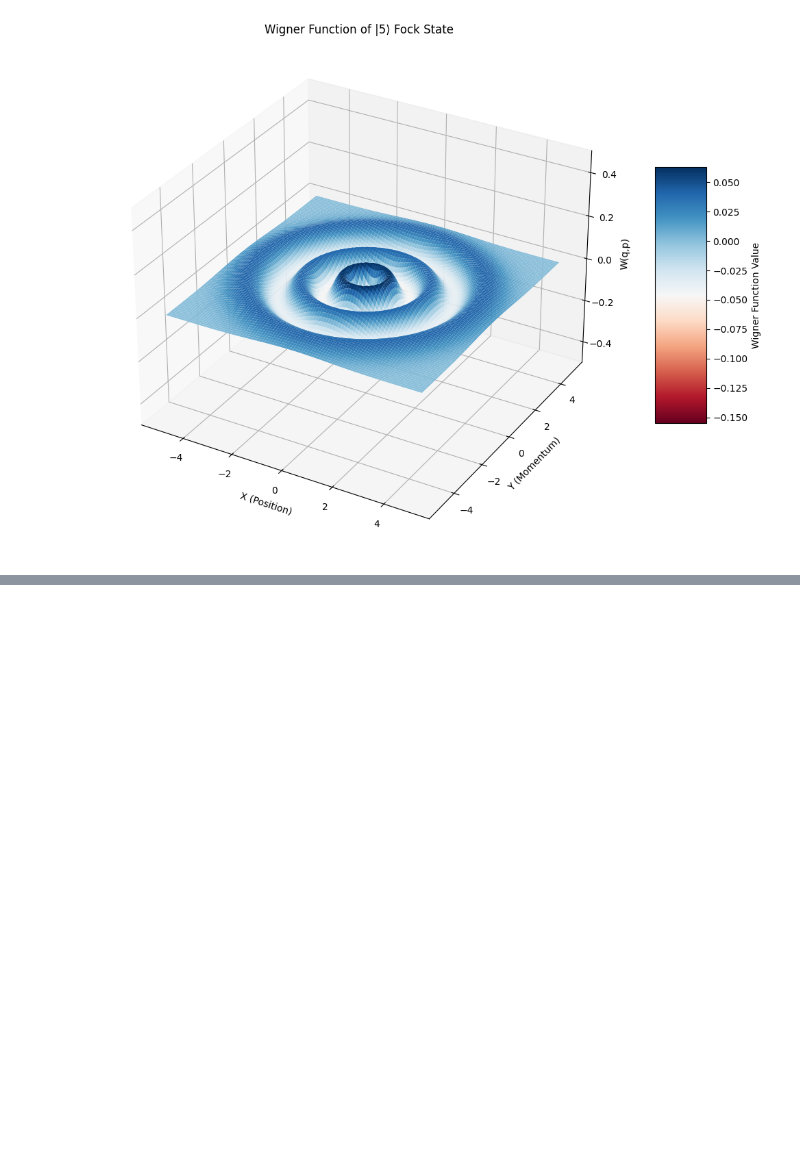
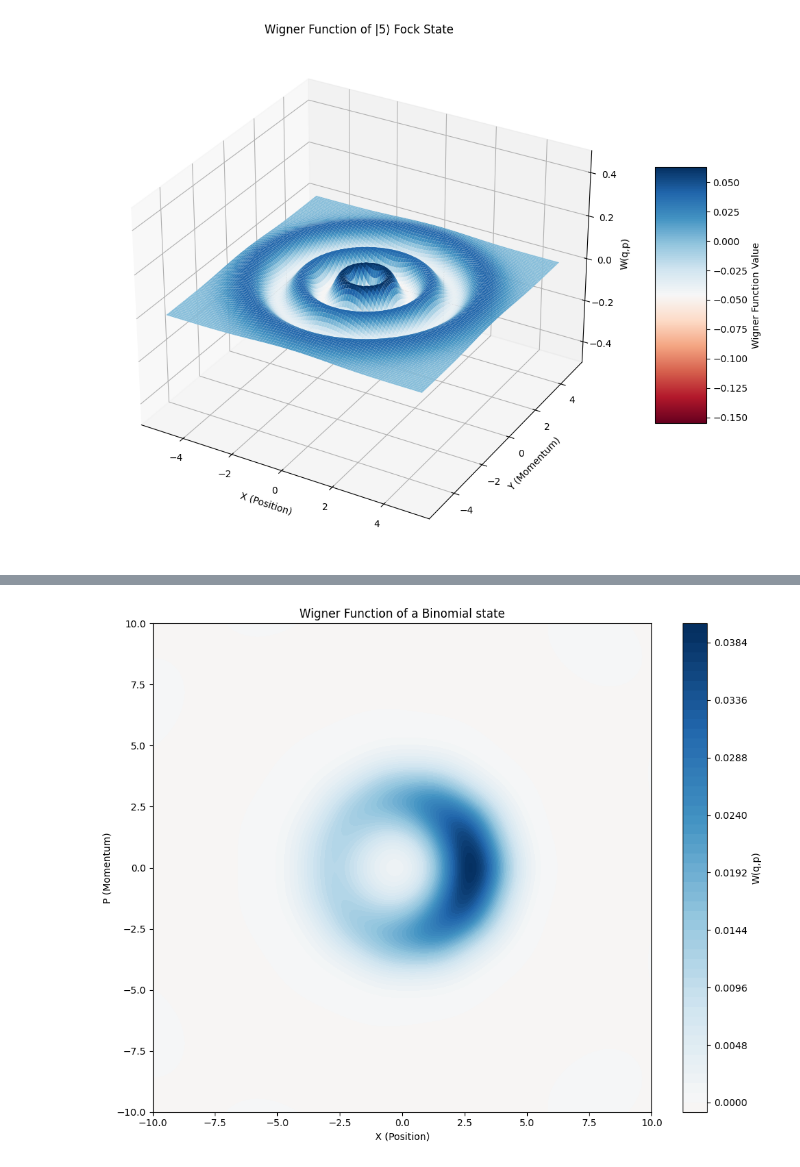
Before and after one commit to QiZhongLi/CV_Simulation, a Jupyter notebook: TestingClass.ipynb, the cells around one changed output, grey strips where cells are left out. Cells and saved outputs as stored; diff of their text form; code cells hidden in the pictures; blank space fills up the shorter version.

```diff
--- a/TestingClass.ipynb
+++ b/TestingClass.ipynb
@@ -579,0 +645,28 @@ np.float64(39.478417604357425)
+# %%
+# Binomial state
+from scipy.special import comb
+def binom_coeffs(eta, M):
+    ns = np.arange(M+1)
+    return np.sqrt(comb(M,ns) * eta **ns * (1-eta)**(M-ns))
+
+M = 10
+eta = 0.95
+
+fock_coeffs = binom_coeffs(eta, M)
+#fock_coeffs = np.array([1,2,3])
+binom = prepare_sprPos_Fock(fock_coeffs, 1e-4, hbar = 2)
+x = np.linspace(-10,10,300)
+Wbinom = binom.get_wigner(x,x)
+
+X, P = np.meshgrid(x, x)
+plt.figure(figsize=(10, 8))
+contour = plt.contourf(X, P, Wbinom.real, levels=50, cmap='RdBu', vmin=-np.max(np.abs(Wbinom.real)), vmax=np.max(np.abs(Wbinom.real)))
+cbar = plt.colorbar(contour)
+cbar.set_label('W(q,p)')
+plt.xlabel('X (Position)')
+plt.ylabel('P (Momentum)')
+plt.title('Wigner Function of a Binomial state')
+plt.tight_layout()
+plt.show()
+# %% [output]
+[figure, added]
```
Also changed, not shown: parts of 9 cells of this notebook, 1 other file.
